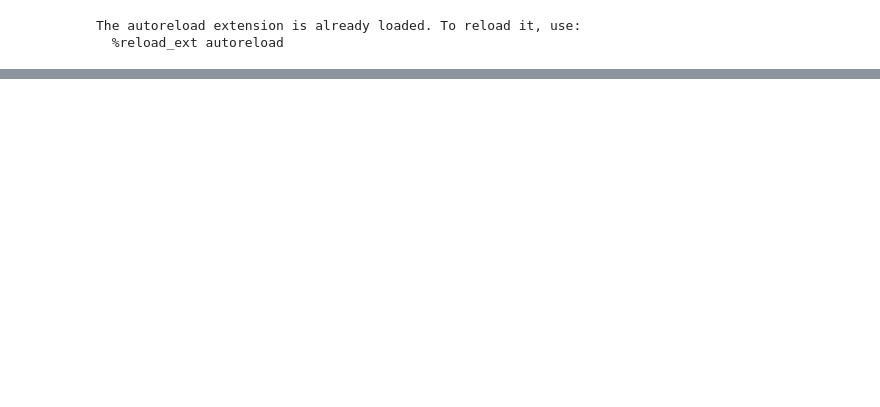
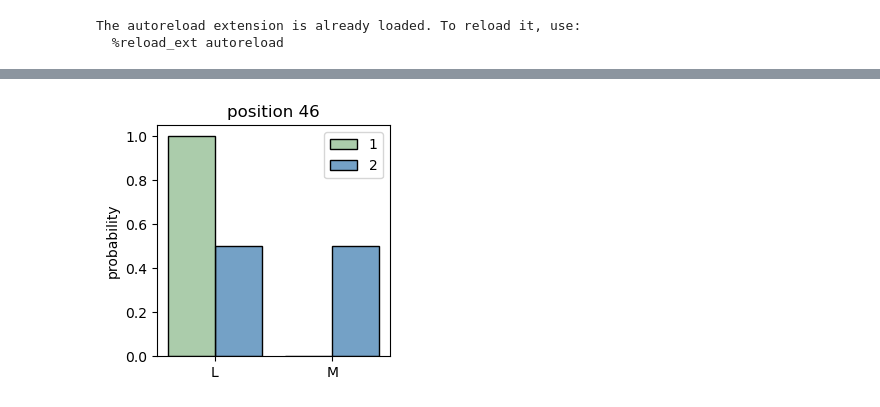
Before and after one commit to pipparichter/pyrrolysine, a Jupyter notebook: notebooks/arf1-2.ipynb, the cells around one changed output, grey strips where cells are left out. Cells and saved outputs as stored; diff of their text form; code cells hidden in the pictures; blank space fills up the shorter version.

```diff
--- a/notebooks/arf1-2.ipynb
+++ b/notebooks/arf1-2.ipynb
@@ -101,0 +148,9 @@ plt.show()
+# %%
+# def plot_residue_counts(figure_df:pd.DataFrame, position:int=None, palette=None, ax=None, hue:str=None, stat:str='probability'):
+fig, ax = plt.subplots(figsize=(3, 3))
+palette = {1:'darkseagreen', 2:'steelblue'}
+plot_residue_counts(alignment_df, position=46, palette=palette, hue='arf1_type', ax=ax)
+# L to M is not much of a change, both are nonpolar, M is slightly larger. This is possibly a Prodigal error,
+# but this implies that there is something weird about the codon usage or GC content in the N-terminal region.
+# %% [output]
+[figure, added]
```
Also changed, not shown: parts of 17 cells of this notebook, 6 other files.
